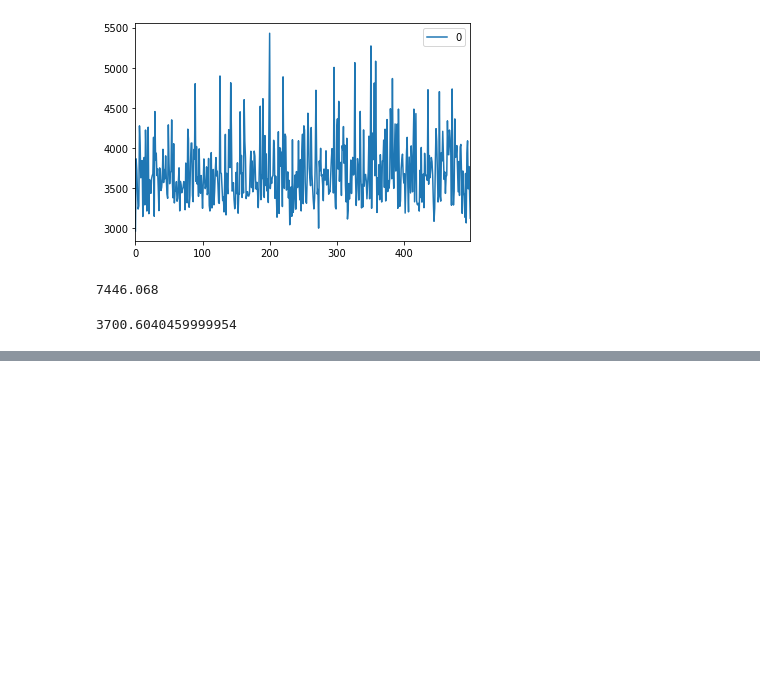
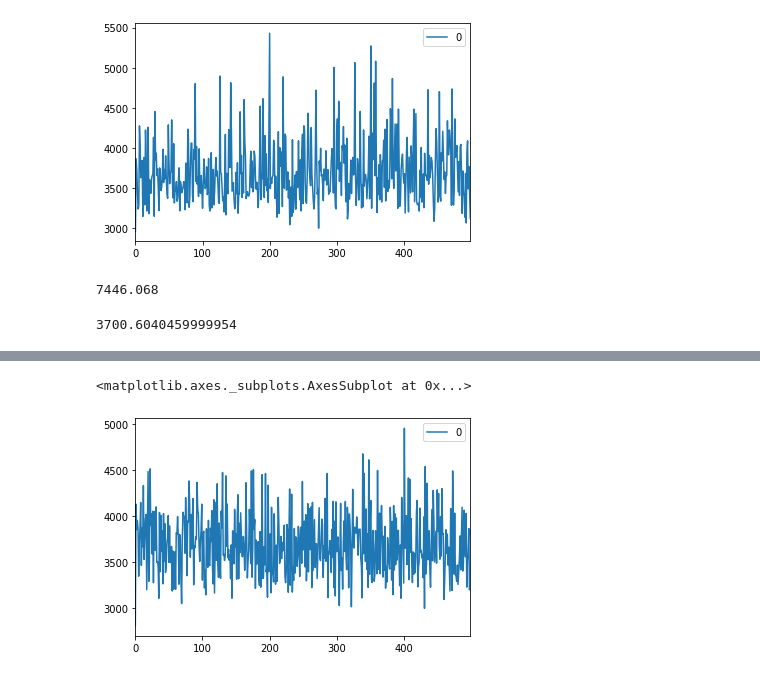
Before and after one commit to HanSeoulOh/mathproblems, a Jupyter notebook: stochasticGraphs.ipynb, the cells around one changed output, grey strips where cells are left out. Cells and saved outputs as stored; diff of their text form; code cells hidden in the pictures; blank space fills up the shorter version.

```diff
--- a/stochasticGraphs.ipynb
+++ b/stochasticGraphs.ipynb
@@ -438,0 +532,5 @@ np.average(seq3)
+# %%
+pd.DataFrame(seq3).plot()
+# %% [output]
+<matplotlib.axes._subplots.AxesSubplot at 0x...>
+[figure, added]
```
Also changed, not shown: parts of 4 cells of this notebook.
